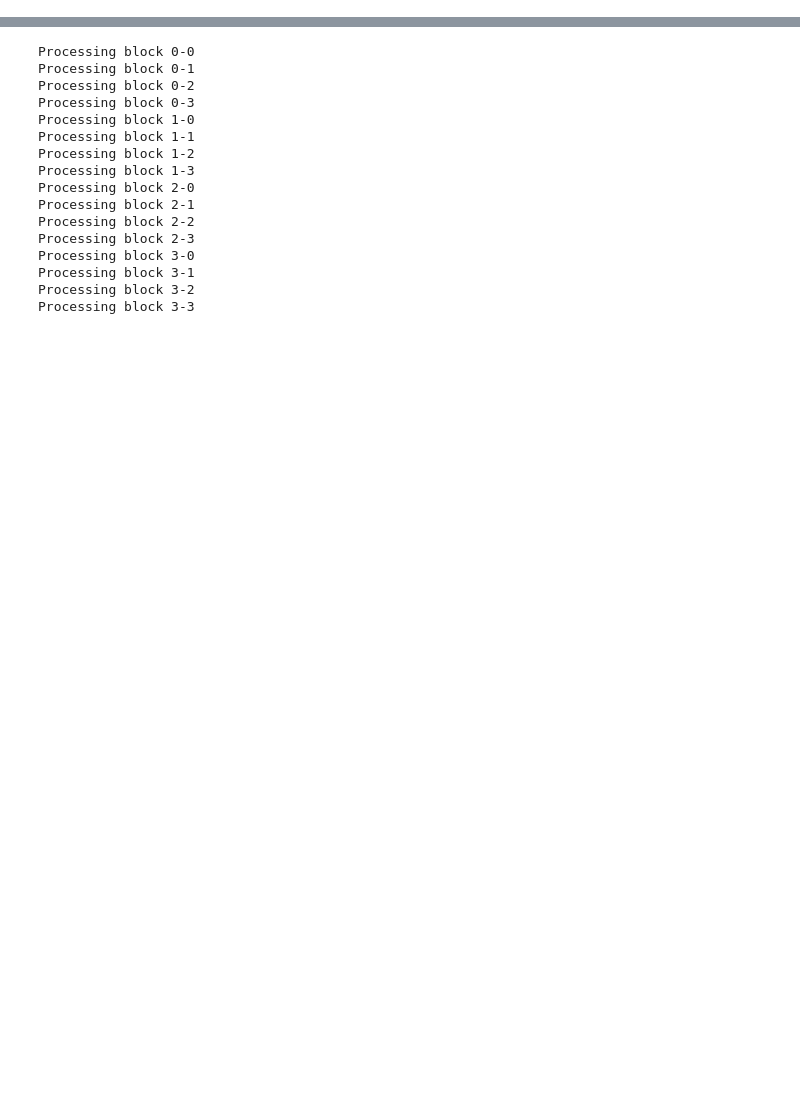
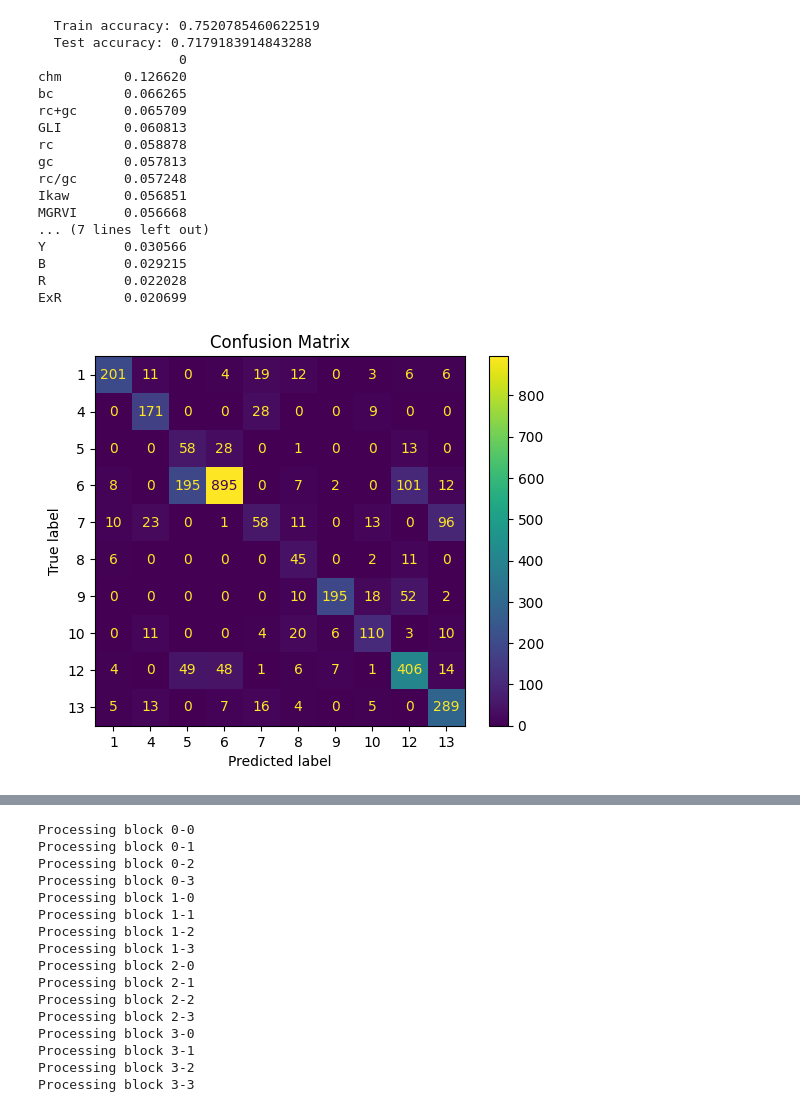
Before and after one commit to mbb25/genericRF_NWT, a Jupyter notebook: 3_training_and_inference.ipynb, the cells around one changed output, grey strips where cells are left out. Saved outputs shown, nothing was run; the diff lists cells and outputs as text; code cells hidden in the pictures; blank space fills up the shorter version.

Commit message:
updated with random search

```diff
--- a/3_training_and_inference.ipynb
+++ b/3_training_and_inference.ipynb
@@ -31,21 +31,7 @@ from torch.utils.data import TensorDataset, DataLoader
 # %%
 data_dir = '/network/scratch/m/matthew.fortier/shared/lichen/raw'
+sites = os.listdir(data_dir)
 test_sites = ['CG1-8B', 'F3-20B', 'CS-103A', 'ZF20-11A'] # Don't train on these
-chicken_columns = [f'chicken_{i}' for i in range(1024)]
+train_sites = [s for s in sites if s not in test_sites]
+random.shuffle(train_sites)
 non_predictive_columns = ['x_pos', 'y_pos', 'site', 'class_certainty'] # These are removed before training
-# %%
-# Custom train-test-split function
-def split_by_sites(df, sites):
-    site_indices = df['site'].isin(sites)
-
-    feature_columns = list(df.columns)
-    feature_columns.remove('veg_class')
-
-    X = df[feature_columns]
-    y = df['veg_class']
-    X_train = X[~site_indices].reset_index(drop=True)
-    X_test = X[site_indices].reset_index(drop=True)
-    y_train = y[~site_indices].reset_index(drop=True)
-    y_test = y[site_indices].reset_index(drop=True)
-
-    return X_train, X_test, y_train, y_test
@@ -57,0 +38,4 @@ def split_by_columns(df, columns):
+# %%
+df = pd.read_csv("dataset_file_transformed.csv")
+# Use certainty 1 and 2
+df_reduced = df[df['class_certainty'] <= 2]
@@ -64,30 +155,53 @@ def run_experiment(X_train, X_test, y_train, y_test, extra_metrics=False):
     # -------------------------------
     # oversample w synthetic minority oversampling to balance classes
     under = imblearn.over_sampling.SMOTE(sampling_strategy='not majority') # resamples all classes but majority
     X_res, y_res = under.fit_resample(X_train, y_train)
 
     # -----------------------------------------------------------------------------------------------------------
     # Train RF classifier
     clf=RandomForestClassifier(n_estimators=500, max_depth=10, n_jobs=12)
     clf.fit(X_res.values, y_res.values)
 
     # -----------------------------------------------------------------------------------------------------------
     # Prediction
     preds = clf.predict(X_test.values)
 
     print(f'  Train accuracy: {clf.score(X_res, y_res)}')
     print(f'  Test accuracy: {clf.score(X_test, y_test)}')
 
     if extra_metrics:
         # -----------------------------------------------------------------------------------------------------------
         # Inspect performance parameters: training and testing scores, confusion matrix, and feature importanceax1 = plt.figure(figsize=(5,5)).add_subplot(111)
 
         cf_matrix = confusion_matrix(y_test, preds,  labels = clf.classes_)
         disp = ConfusionMatrixDisplay(confusion_matrix=cf_matrix, display_labels=clf.classes_)
         disp.plot()
         plt.title('Confusion Matrix')
 
         feature_importance = pd.DataFrame(clf.feature_importances_, index=X_res.columns).sort_values(by=0, ascending=False)
         print(feature_importance)
 
     return clf, preds
+
+
+X_train, X_test, y_train, y_test = split_by_sites(df_reduced, test_sites)
+model, _ = run_experiment(X_train, X_test, y_train, y_test, extra_metrics=True)
+# %% [output]
+  Train accuracy: 0.7520785460622519
+  Test accuracy: 0.7179183914843288
+                  0
+chm        0.126620
+bc         0.066265
+rc+gc      0.065709
+GLI        0.060813
+rc         0.058878
+gc         0.057813
+rc/gc      0.057248
+Ikaw       0.056851
+MGRVI      0.056668
+... (7 lines left out)
+Y          0.030566
+B          0.029215
+R          0.022028
+ExR        0.020699
+[figure, added]
```
Also changed, not shown: parts of 23 cells of this notebook, 3 other files.
